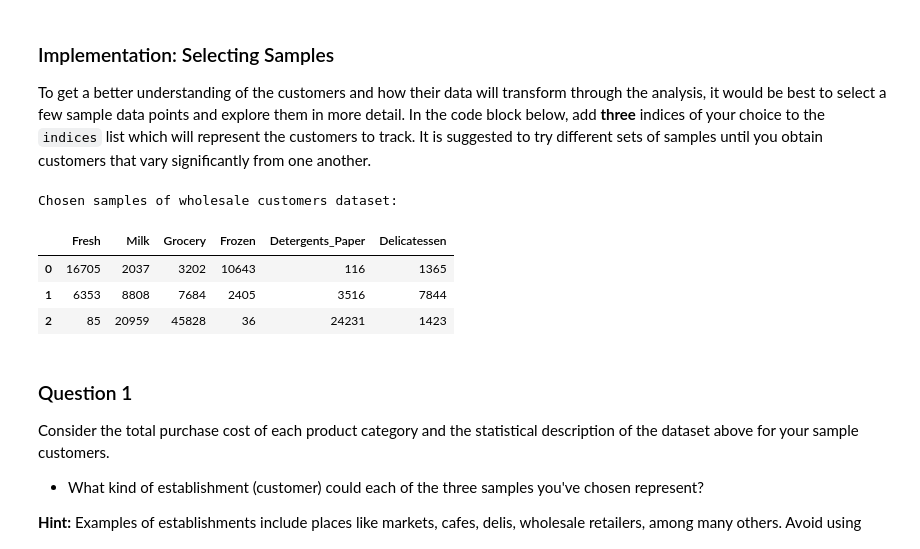
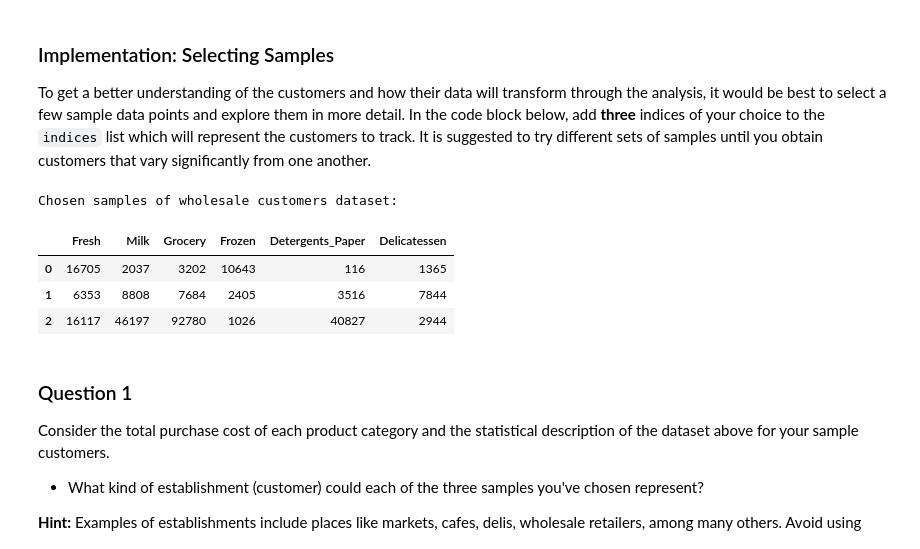
Before and after one commit to leokury/MLND, a Jupyter notebook: projects/customer_segments/customer_segments.ipynb, the cells around one changed output. Drawn from its saved outputs; the diff is of its cells as text; code cells hidden in the pictures.

```diff
--- a/projects/customer_segments/customer_segments.ipynb
+++ b/projects/customer_segments/customer_segments.ipynb
@@ -60,18 +60,18 @@ display(data.describe())
 To get a better understanding of the customers and how their data will transform through the analysis, it would be best to select a few sample data points and explore them in more detail. In the code block below, add **three** indices of your choice to the `indices` list which will represent the customers to track. It is suggested to try different sets of samples until you obtain customers that vary significantly from one another.
 # %%
 # TODO: Select three indices of your choice you wish to sample from the dataset
-indices = [70, 2, 65]
+indices = [70, 2, 85]
 
 # Create a DataFrame of the chosen samples
 samples = pd.DataFrame(data.loc[indices], columns = data.keys()).reset_index(drop = True)
 print "Chosen samples of wholesale customers dataset:"
 display(samples)
 # %% [output]
 Chosen samples of wholesale customers dataset:
 |  | Fresh | Milk | Grocery | Frozen | Detergents_Paper | Delicatessen |
 | 0 | 16705 | 2037 | 3202 | 10643 | 116 | 1365 |
 | 1 | 6353 | 8808 | 7684 | 2405 | 3516 | 7844 |
-| 2 | 85 | 20959 | 45828 | 36 | 24231 | 1423 |
+| 2 | 16117 | 46197 | 92780 | 1026 | 40827 | 2944 |
 # %% [markdown]
 ### Question 1
 Consider the total purchase cost of each product category and the statistical description of the dataset above for your sample customers.
```
Also changed, not shown: parts of 28 cells of this notebook.
